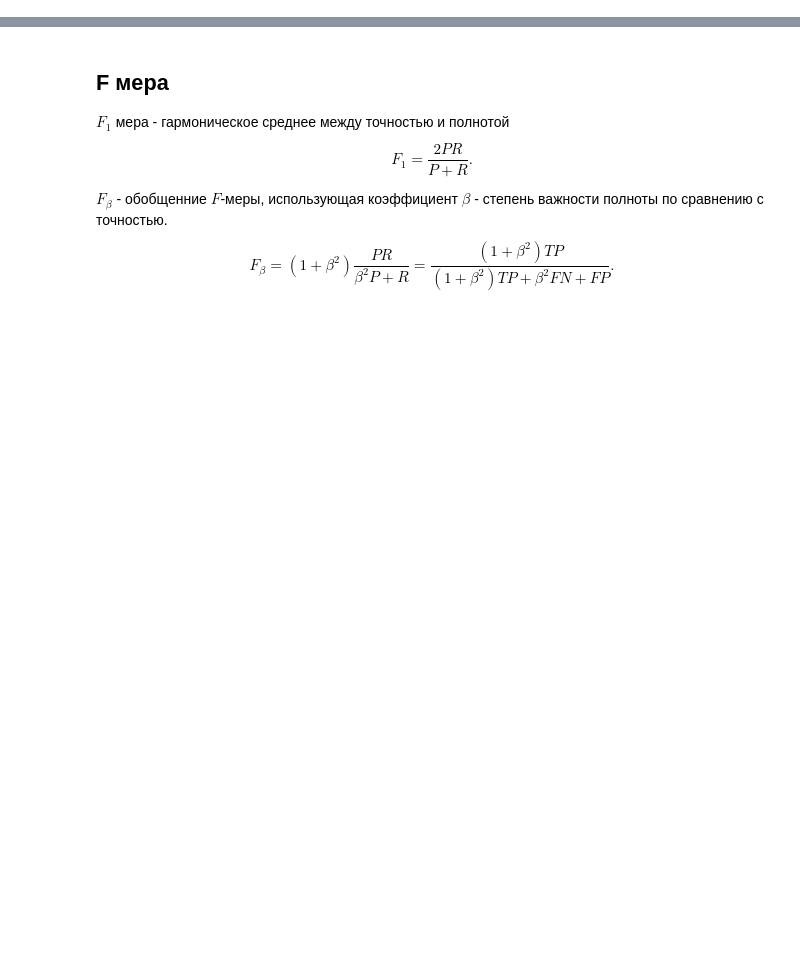
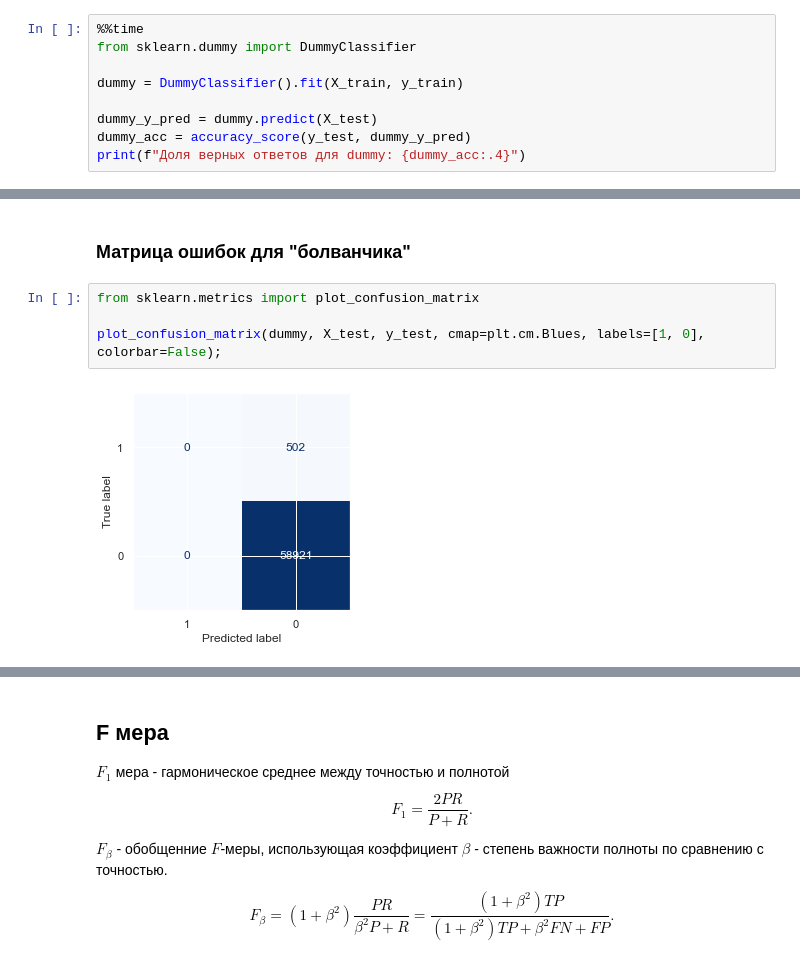
Before and after one commit to sdukshis/ml-intro, a Jupyter notebook: notebooks/Classification quality metrics.ipynb, the cells around one changed output, grey strips where cells are left out. Drawn from its saved outputs; the diff is of its cells as text; blank space fills up the shorter version.

```diff
--- a/notebooks/Classification quality metrics.ipynb
+++ b/notebooks/Classification quality metrics.ipynb
@@ -155,0 +86,9 @@ kNN recall = 0.7576
+# %%
+%%time
+from sklearn.dummy import DummyClassifier
+
+dummy = DummyClassifier().fit(X_train, y_train)
+
+dummy_y_pred = dummy.predict(X_test)
+dummy_acc = accuracy_score(y_test, dummy_y_pred)
+print(f"Доля верных ответов для dummy: {dummy_acc:.4}")
@@ -155,0 +119,8 @@ kNN recall = 0.7576
+# %% [markdown]
+### Матрица ошибок для "болванчика"
+# %%
+from sklearn.metrics import plot_confusion_matrix
+
+plot_confusion_matrix(dummy, X_test, y_test, cmap=plt.cm.Blues, labels=[1, 0], colorbar=False);
+# %% [output]
+[figure, added]
```
Also changed, not shown: parts of 61 cells of this notebook, 3 other files.
